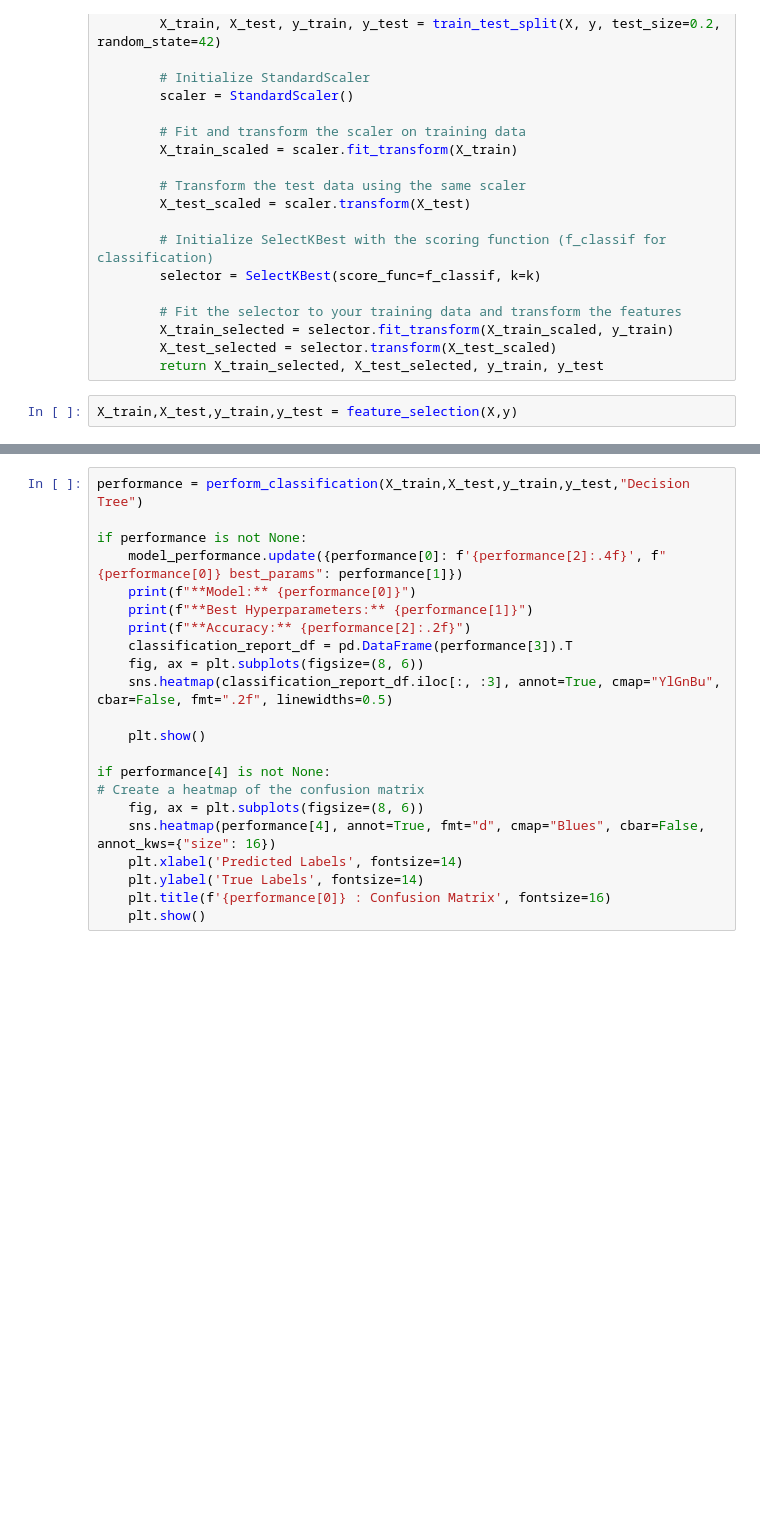
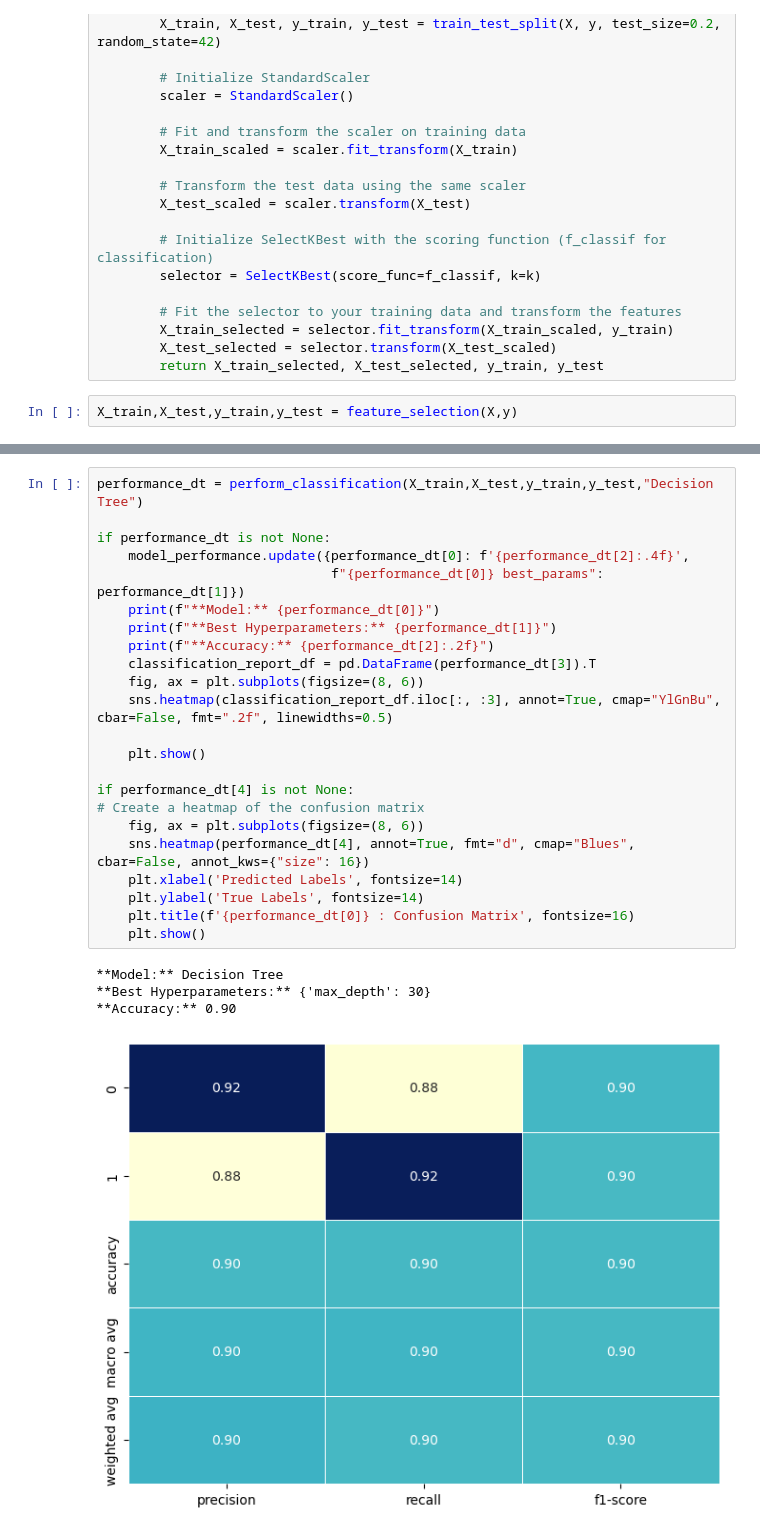
Before and after one commit to subhanshusingh2023/data_science_projects, a Jupyter notebook: Customer Churn Analysis.ipynb, the cells around one changed output, grey strips where cells are left out. Drawn from its saved outputs; the diff is of its cells as text; blank space fills up the shorter version.

```diff
--- a/Customer Churn Analysis.ipynb
+++ b/Customer Churn Analysis.ipynb
@@ -208,22 +341,28 @@ if performance[4] is not None:
 # %%
-performance = perform_classification(X_train,X_test,y_train,y_test,"Decision Tree")
+performance_dt = perform_classification(X_train,X_test,y_train,y_test,"Decision Tree")
 
-if performance is not None:
-    model_performance.update({performance[0]: f'{performance[2]:.4f}', f"{performance[0]} best_params": performance[1]})
-    print(f"**Model:** {performance[0]}")
-    print(f"**Best Hyperparameters:** {performance[1]}")
-    print(f"**Accuracy:** {performance[2]:.2f}")
-    classification_report_df = pd.DataFrame(performance[3]).T
+if performance_dt is not None:
+    model_performance.update({performance_dt[0]: f'{performance_dt[2]:.4f}',
+                              f"{performance_dt[0]} best_params": performance_dt[1]})
+    print(f"**Model:** {performance_dt[0]}")
+    print(f"**Best Hyperparameters:** {performance_dt[1]}")
+    print(f"**Accuracy:** {performance_dt[2]:.2f}")
+    classification_report_df = pd.DataFrame(performance_dt[3]).T
     fig, ax = plt.subplots(figsize=(8, 6))
     sns.heatmap(classification_report_df.iloc[:, :3], annot=True, cmap="YlGnBu", cbar=False, fmt=".2f", linewidths=0.5)
 
     plt.show()
 
-if performance[4] is not None:
+if performance_dt[4] is not None:
 # Create a heatmap of the confusion matrix
     fig, ax = plt.subplots(figsize=(8, 6))
-    sns.heatmap(performance[4], annot=True, fmt="d", cmap="Blues", cbar=False, annot_kws={"size": 16})
+    sns.heatmap(performance_dt[4], annot=True, fmt="d", cmap="Blues", cbar=False, annot_kws={"size": 16})
     plt.xlabel('Predicted Labels', fontsize=14)
     plt.ylabel('True Labels', fontsize=14)
-    plt.title(f'{performance[0]} : Confusion Matrix', fontsize=16)
+    plt.title(f'{performance_dt[0]} : Confusion Matrix', fontsize=16)
     plt.show()
+# %% [output]
+**Model:** Decision Tree
+**Best Hyperparameters:** {'max_depth': 30}
+**Accuracy:** 0.90
+[figure, added]
```
Also changed, not shown: parts of 31 cells of this notebook, 2 other files.
